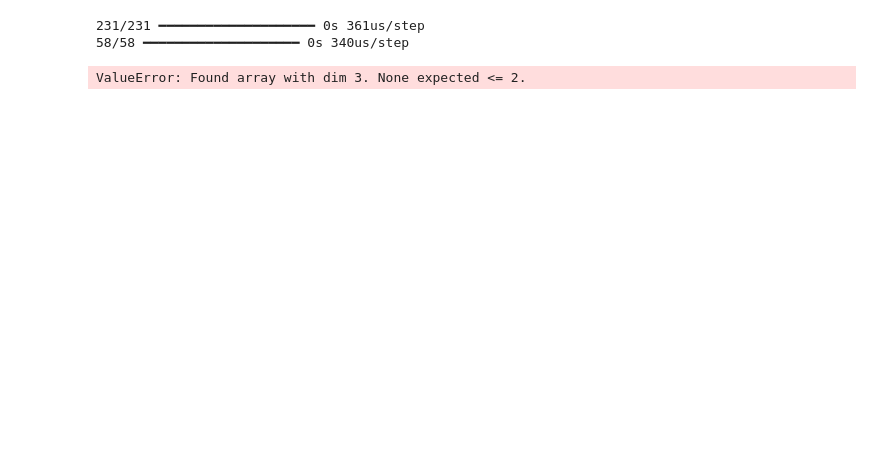
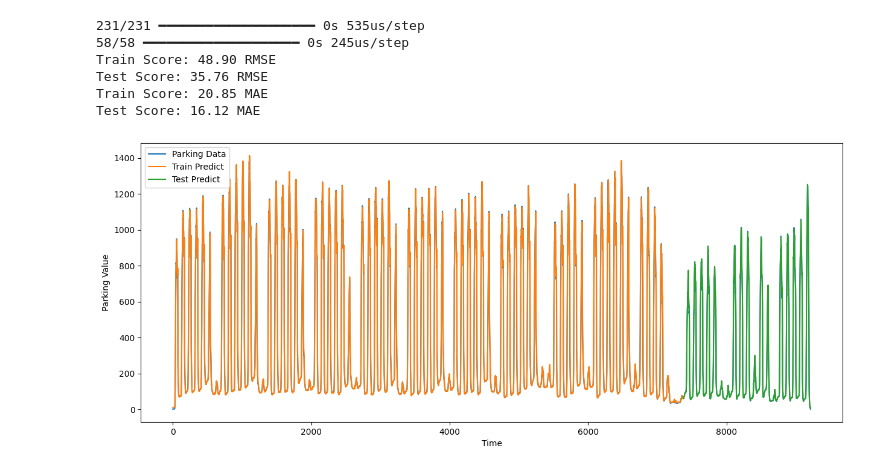
Before and after one commit to vsjostro/parking-prediction, a Jupyter notebook: lstm/lstm.ipynb, the cells around one changed output. Drawn from its saved outputs; the diff is of its cells as text; code cells hidden in the pictures; blank space fills up the shorter version.

```diff
--- a/lstm/lstm.ipynb
+++ b/lstm/lstm.ipynb
@@ -82,34 +87,46 @@ trainPredict = model.predict(trainX)
 testPredict = model.predict(testX)
 
 # Invert predictions
 trainPredict = scaler.inverse_transform(trainPredict)
 trainY = scaler.inverse_transform([trainY])
 testPredict = scaler.inverse_transform(testPredict)
 testY = scaler.inverse_transform([testY])
 
 # Calculate RMSE
 trainScore = np.sqrt(mean_squared_error(trainY[0], trainPredict[:,0]))
 print('Train Score: %.2f RMSE' % (trainScore))
 testScore = np.sqrt(mean_squared_error(testY[0], testPredict[:,0]))
 print('Test Score: %.2f RMSE' % (testScore))
 
+# Calculate MAE
+trainScoreMAE = mean_absolute_error(trainY[0], trainPredict[:,0])
+print('Train Score: %.2f MAE' % (trainScoreMAE))
+testScoreMAE = mean_absolute_error(testY[0], testPredict[:,0])
+print('Test Score: %.2f MAE' % (testScoreMAE))
+
 # Shift predictions for plotting
 trainPredictPlot = np.empty_like(dataset)
 trainPredictPlot[:, :] = np.nan
 trainPredictPlot[look_back:len(trainPredict)+look_back, :] = trainPredict
 
 testPredictPlot = np.empty_like(dataset)
 testPredictPlot[:, :] = np.nan
 testPredictPlot[len(trainPredict)+(look_back*2)+1:len(dataset)-1, :] = testPredict
 
 # Plotting
 plt.figure(figsize=(15, 6))
-plt.plot(scaler.inverse_transform(dataset), label='Actual Data')
+plt.plot(scaler.inverse_transform(dataset), label='Parking Data')
 plt.plot(trainPredictPlot, label='Train Predict')
 plt.plot(testPredictPlot, label='Test Predict')
+plt.xlabel('Time')
+plt.ylabel('Parking Value')
 plt.legend()
 plt.show()
 # %% [output]
-231/231 ━━━━━━━━━━━━━━━━━━━━ 0s 361us/step
-58/58 ━━━━━━━━━━━━━━━━━━━━ 0s 340us/step
+231/231 ━━━━━━━━━━━━━━━━━━━━ 0s 535us/step
+58/58 ━━━━━━━━━━━━━━━━━━━━ 0s 245us/step
+Train Score: 48.90 RMSE
+Test Score: 35.76 RMSE
+Train Score: 20.85 MAE
+Test Score: 16.12 MAE
-ValueError: Found array with dim 3. None expected <= 2.
+[figure, added]
```
Also changed, not shown: parts of 3 cells of this notebook, 13 other files.
